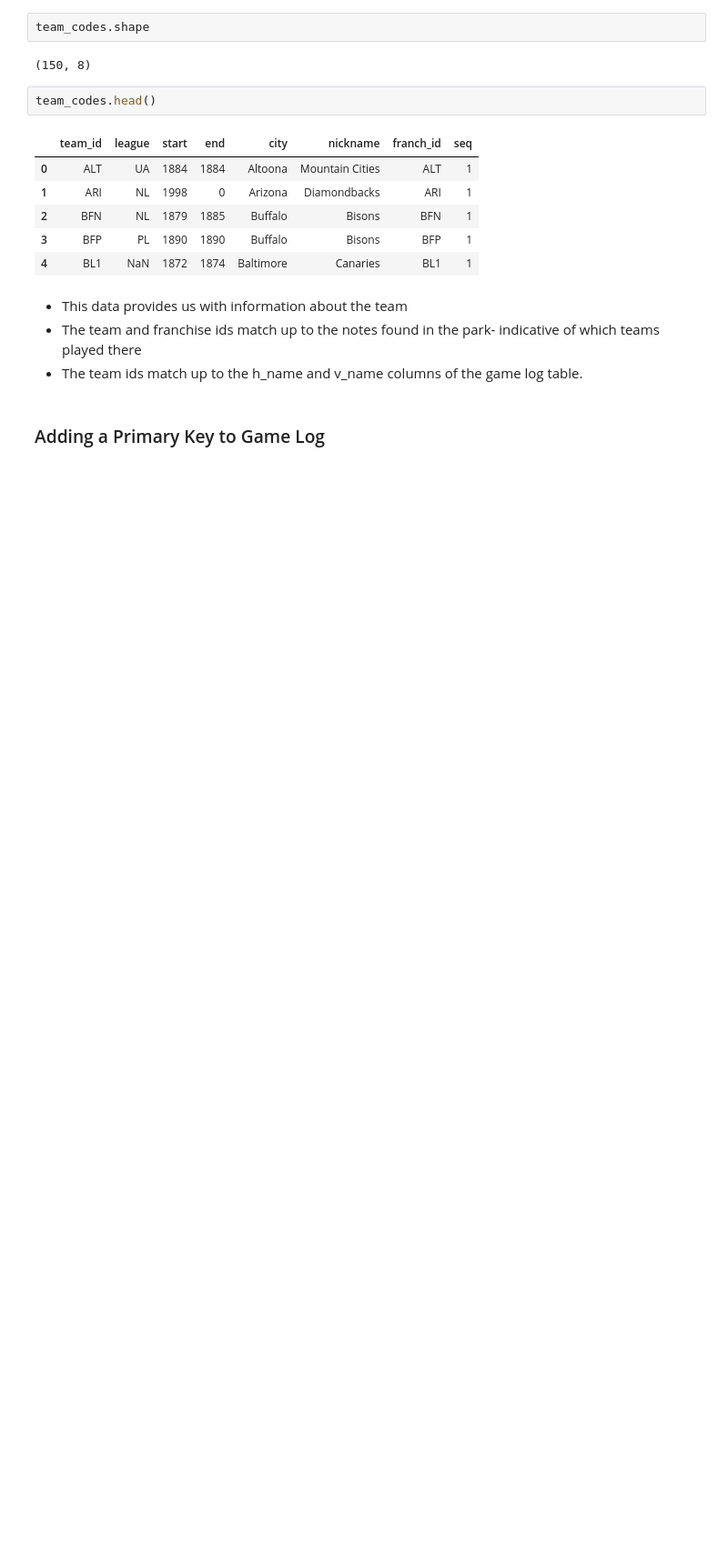
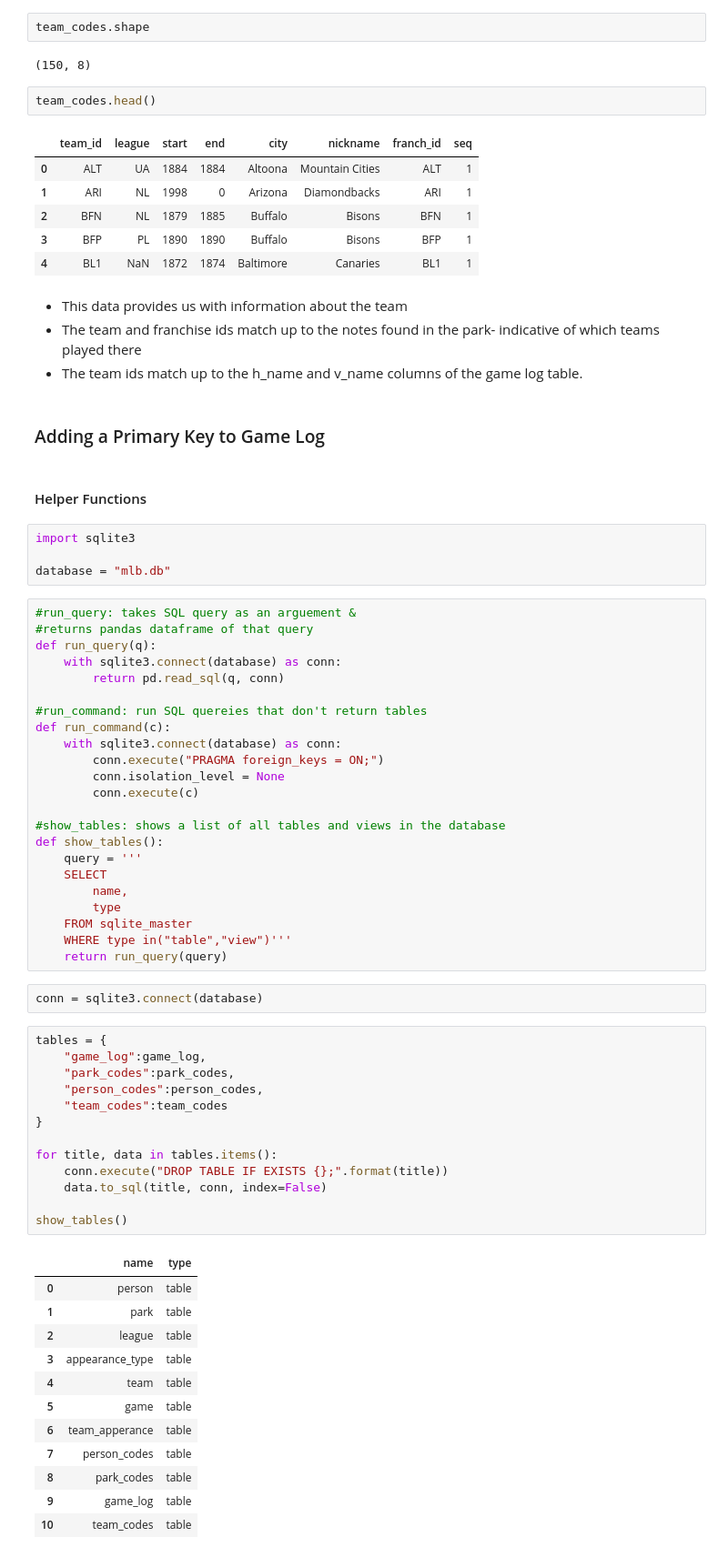
Before and after one commit to fcdiomede/Dataquest_Projects, a Jupyter notebook: Project_12/Database_Creation_GP.ipynb, the cells around one changed output. Shown at 91% size. Saved outputs shown, nothing was run; the diff lists cells and outputs as text; blank space fills up the shorter version.

```diff
--- a/Project_12/Database_Creation_GP.ipynb
+++ b/Project_12/Database_Creation_GP.ipynb
@@ -175,3 +175,60 @@ team_codes.head()
  - The team ids match up to the h_name and v_name columns of the game log table.
 # %% [markdown]
 ### Adding a Primary Key to Game Log
+# %% [markdown]
+#### Helper Functions
+# %%
+import sqlite3
+
+database = "mlb.db"
+# %%
+#run_query: takes SQL query as an arguement &
+#returns pandas dataframe of that query
+def run_query(q):
+    with sqlite3.connect(database) as conn:
+        return pd.read_sql(q, conn)
+
+#run_command: run SQL quereies that don't return tables
+def run_command(c):
+    with sqlite3.connect(database) as conn:
+        conn.execute("PRAGMA foreign_keys = ON;")
+        conn.isolation_level = None
+        conn.execute(c)
+
+#show_tables: shows a list of all tables and views in the database
+def show_tables():
+    query = '''
+    SELECT
+        name,
+        type
+    FROM sqlite_master
+    WHERE type in("table","view")'''
+    return run_query(query)
+# %%
+conn = sqlite3.connect(database)
+# %%
+tables = {
+    "game_log":game_log,
+    "park_codes":park_codes,
+    "person_codes":person_codes,
+    "team_codes":team_codes
+}
+
+for title, data in tables.items():
+    conn.execute("DROP TABLE IF EXISTS {};".format(title))
+    data.to_sql(title, conn, index=False)
+
+show_tables()
+# %% [output]
+|  | name | type |
+| 0 | person | table |
+| 1 | park | table |
+| 2 | league | table |
+| 3 | appearance_type | table |
+| 4 | team | table |
+| 5 | game | table |
+| 6 | team_apperance | table |
+| 7 | person_codes | table |
+| 8 | park_codes | table |
+| 9 | game_log | table |
+| 10 | team_codes | table |
```
Also changed, not shown: parts of 20 cells of this notebook.
